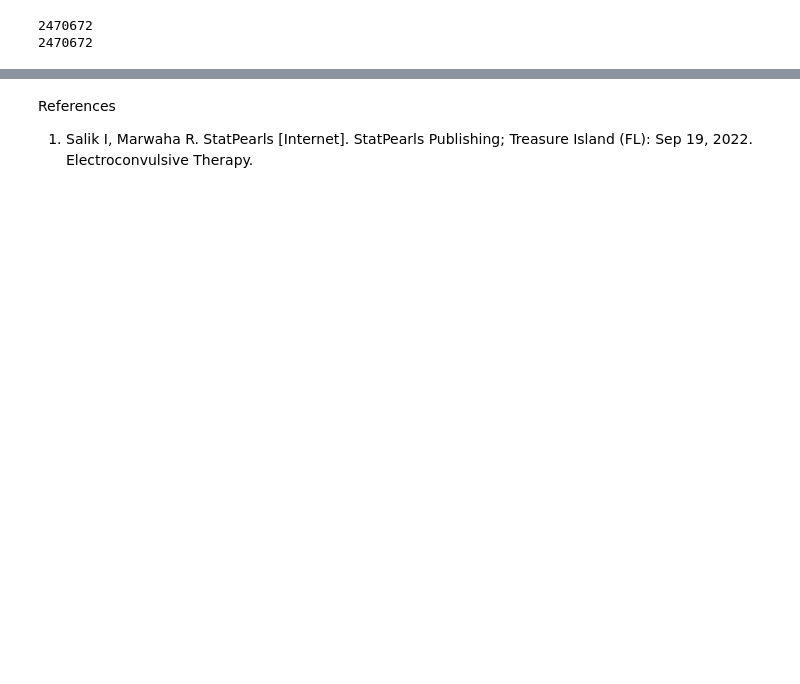
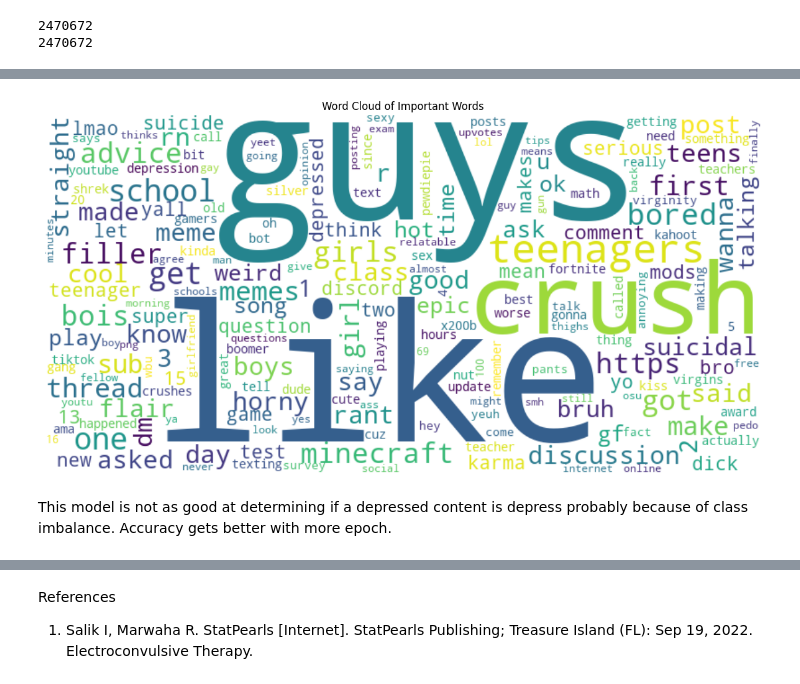
Before and after one commit to BYam24/Reddit-Depression-Analysis-Classification, a Jupyter notebook: depression.ipynb, the cells around one changed output, grey strips where cells are left out. Saved outputs shown, nothing was run; the diff lists cells and outputs as text; code cells hidden in the pictures; blank space fills up the shorter version.

Commit message:
added word cloud

```diff
--- a/depression.ipynb
+++ b/depression.ipynb
@@ -792,0 +1484,17 @@ plot_confusion_matrix(model, test_dataloader, class_names)
+# %%
+import nltk
+from nltk.corpus import stopwords
+import string
+import re
+
+
+nltk.download('stopwords')
+
+# Get the stop words set
+stop_words = set(stopwords.words('english'))
+punctuation = set(string.punctuation)
+
+
+# Optionally add custom stop words
+custom_stop_words = {'would', 'could', 'should', 'also', 'however', 'subreddit', 'reddit'}
+stop_words.update(custom_stop_words)
@@ -792,0 +1505,32 @@ plot_confusion_matrix(model, test_dataloader, class_names)
+# %%
+def filter_word(word):
+    # Remove punctuation and stop words
+    word = word.lower()
+    return word not in stop_words and word not in punctuation and not re.match(r'^\W+$', word)
+
+filtered_word_attributions = {
+    word: score for word, score in word_attributions.items() if filter_word(word)
+}
+# %%
+from wordcloud import WordCloud
+import matplotlib.pyplot as plt
+
+# Generate word cloud
+wordcloud = WordCloud(
+    width=800,
+    height=400,
+    background_color='white',
+    colormap='viridis'
+).generate_from_frequencies(filtered_word_attributions)
+
+# Display the word cloud
+plt.figure(figsize=(15, 7.5))
+plt.imshow(wordcloud, interpolation='bilinear')
+plt.axis('off')
+plt.title("Word Cloud of Important Words")
+plt.show()
+# %% [output]
+[figure, added]
+# %% [markdown]
+This model is not as good at determining if a depressed content is depress probably because of class imbalance.
+Accuracy gets better with more epoch.
```
Also changed, not shown: parts of 78 cells of this notebook.
